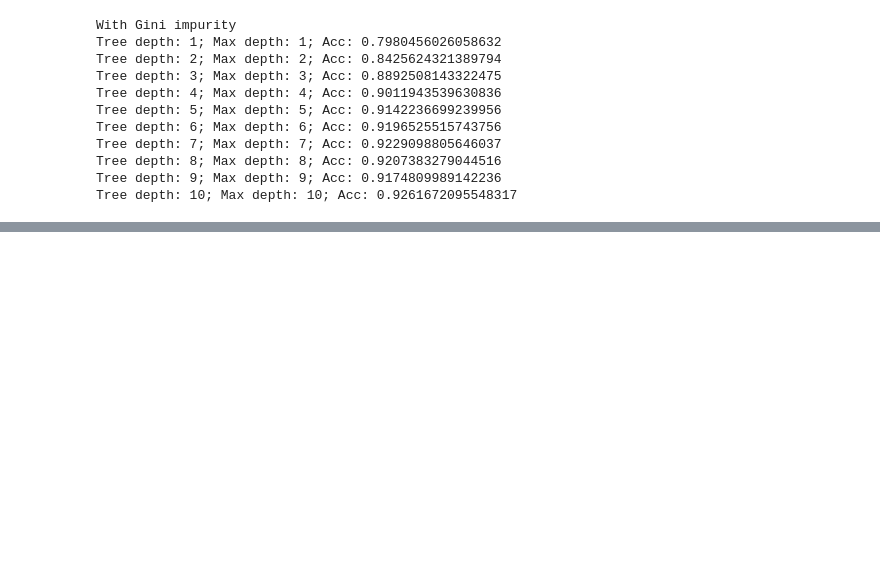
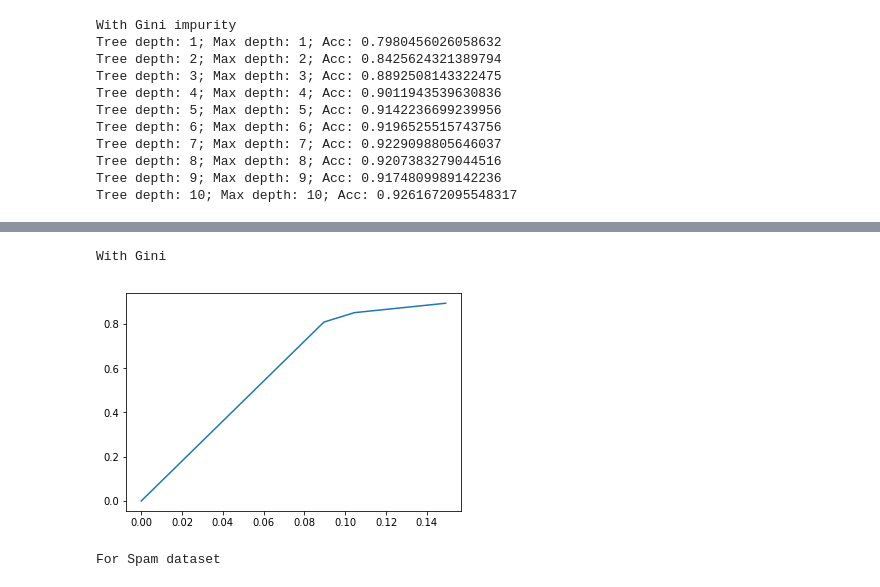
Before and after one commit to TanVD/se-ml-course, a Jupyter notebook: 3/3.ipynb, the cells around one changed output, grey strips where cells are left out. Drawn from its saved outputs; the diff is of its cells as text; code cells hidden in the pictures; blank space fills up the shorter version.

```diff
--- a/3/3.ipynb
+++ b/3/3.ipynb
@@ -281,0 +317,10 @@ Tree depth: 10; Max depth: 10; Acc: 0.9261672095548317
+# %%
+print("With Gini")
+dec_tree_with_roc(6, cancer_points_training, np.array(cancer_labels_training), cancer_points_test, np.array(cancer_labels_test), gini_impurity)
+# %% [output]
+With Gini
+[figure, added]
+# %%
+print("For Spam dataset")
+# %% [output]
+For Spam dataset
```
Also changed, not shown: parts of 16 cells of this notebook.
